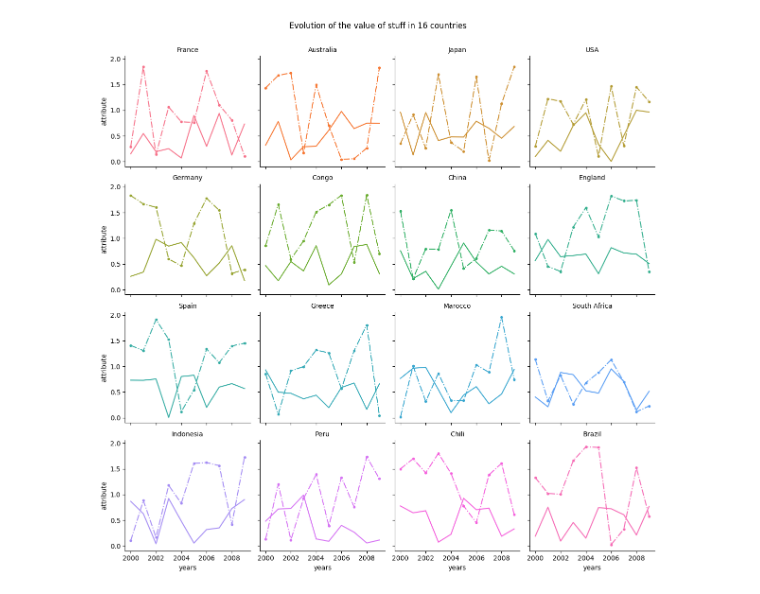
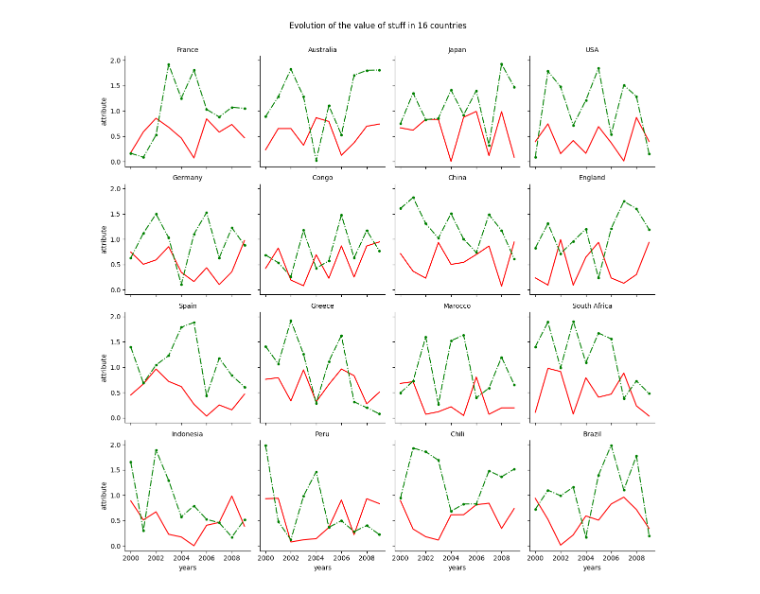
Before and after one commit to god7i11a/pynb, a Jupyter notebook: multi_curve_facet_grid.ipynb, the cells around one changed output. Drawn from its saved outputs; the diff is of its cells as text; code cells hidden in the pictures.

```diff
--- a/multi_curve_facet_grid.ipynb
+++ b/multi_curve_facet_grid.ipynb
@@ -3,35 +3,35 @@
 # %%
 # libraries
 import numpy as np
 import seaborn as sns
 import pandas as pd
 import matplotlib.pyplot as plt
 
 # Create a dataset
 my_count=["France","Australia","Japan","USA","Germany","Congo","China","England","Spain","Greece","Marocco","South Africa","Indonesia","Peru","Chili","Brazil"]
 df = pd.DataFrame({
 "country":np.repeat(my_count, 10),
 "years":list(range(2000, 2010)) * 16,
 "value":np.random.rand(160),
 "attribute": 2*np.random.rand(160)
 })
 
 # Create a grid : initialize it
-g = sns.FacetGrid(df, col='country', hue='country', col_wrap=4, )
+g = sns.FacetGrid(df, col='country', col_wrap=4, )  #  hue='country'
 
 # Add the line over the area with the plot function
-g = g.map(plt.plot, 'years', 'value') #.set_titles("{col_name} country")
-g = g.map(plt.plot, 'years', 'attribute', marker='.', linestyle='-.')
+g = g.map(plt.plot, 'years', 'value', color='r') #.set_titles("{col_name} country")
+g = g.map(plt.plot, 'years', 'attribute', color='g', marker='.', linestyle='-.')
 # Control the title of each facet
 g = g.set_titles("{col_name}")
 
 # Add a title for the whole plot
 plt.subplots_adjust(top=0.92)
 g = g.fig.suptitle('Evolution of the value of stuff in 16 countries')
 
 # Show the graph
 plt.show()
 # %% [output]
-[figure, old version]
+[figure, new version]
 # %%
 df
```
Also changed, not shown: parts of 1 cell of this notebook.
